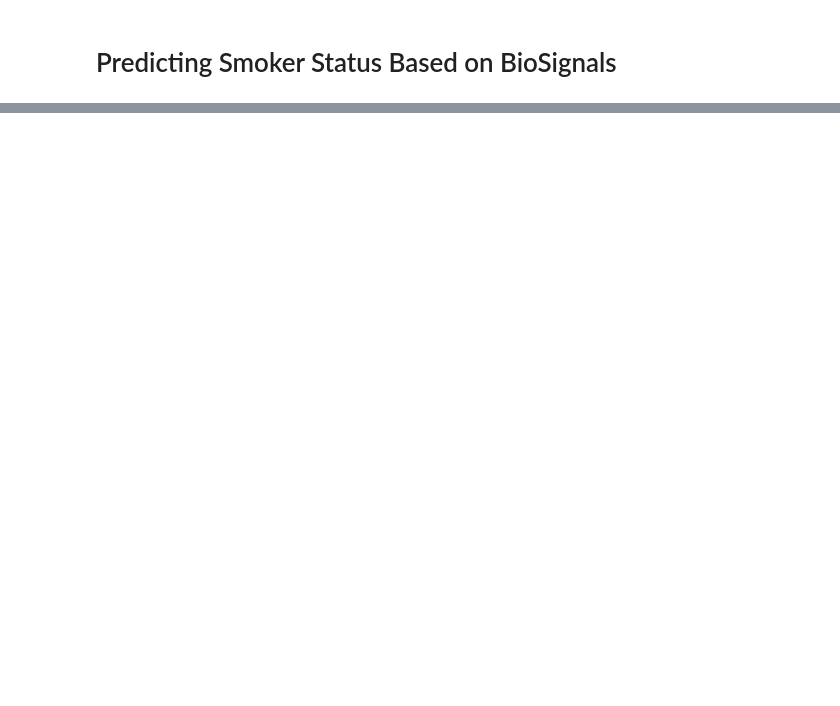
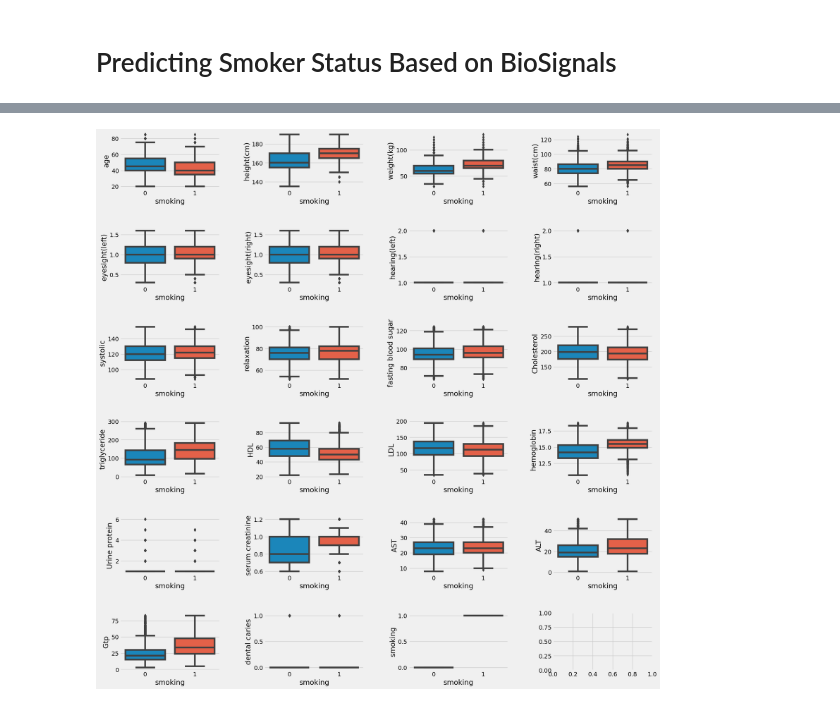
Before and after one commit to rageh-ai/smoker_status, a Jupyter notebook: smoke_stat.ipynb, the cells around one changed output, grey strips where cells are left out. Saved outputs shown, nothing was run; the diff lists cells and outputs as text; code cells hidden in the pictures; blank space fills up the shorter version.

```diff
--- a/smoke_stat.ipynb
+++ b/smoke_stat.ipynb
@@ -211,0 +160,13 @@ scores = cross_val_score(rf, X, y, scoring='accuracy', cv=10)
+# %%
+def data_boxplot(train):
+  fig, axes = plt.subplots(6,4, figsize=(20,20))
+  fig.tight_layout(pad=5.0)
+
+  plot_cols = train.columns
+
+  for index, value in enumerate(plot_cols):
+    sns.boxplot(ax= axes[index//4][index%4], y=train[value], x=train["smoking"])
+# %%
+data_boxplot(train)
+# %% [output]
+[figure, added]
```
Also changed, not shown: parts of 103 cells of this notebook.
